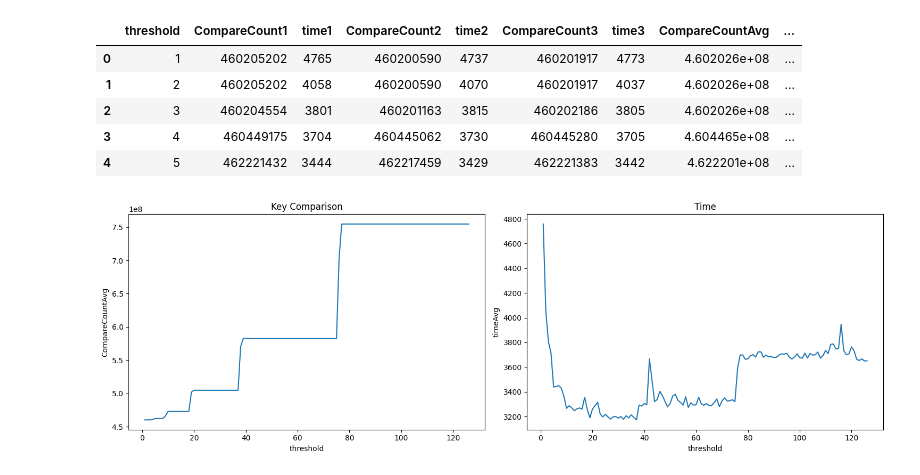
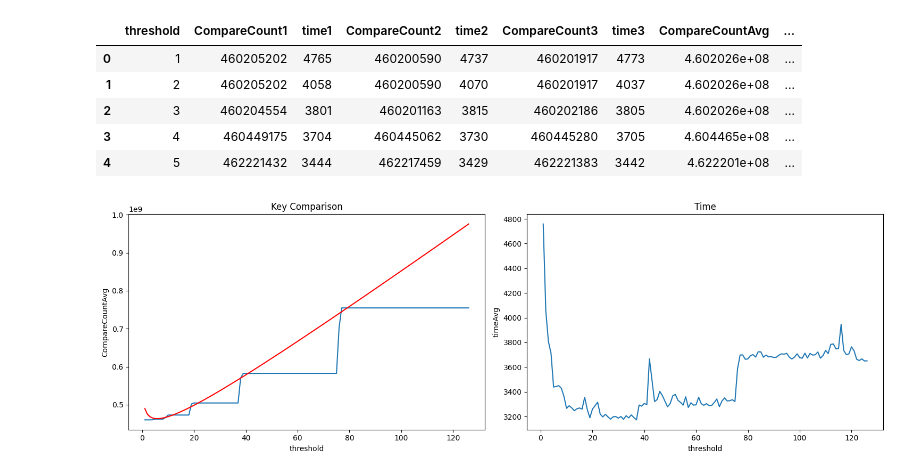
Before and after one commit to pufanyi/SC2001-Example-Class-Group7, a Jupyter notebook: Project1/PartC(ii).ipynb, the cells around one changed output. Saved outputs shown, nothing was run; the diff lists cells and outputs as text; code cells hidden in the pictures.

```diff
--- a/Project1/PartC(ii).ipynb
+++ b/Project1/PartC(ii).ipynb
@@ -34,21 +34,31 @@ merge_sort_df.head()
 | 3 | 4 | 460449175 | 3704 | 460445062 | 3730 | 460445280 | 3705 | 4.604465e+08 | ... |
 | 4 | 5 | 462221432 | 3444 | 462217459 | 3429 | 462221383 | 3442 | 4.622201e+08 | ... |
 # %%
+def predict(n, S):
+    return n * np.log2(n / S) + 1 / 4 * S * n
+
 f, ax = plt.subplots(1, 2, figsize=(15, 5))
 
 # line plot for key comparison
 s1 = plt.subplot2grid((1, 2), (0, 0))
 
 lineKey = sb.lineplot(data=merge_sort_df, y="CompareCountAvg", x="threshold")
+
+x = merge_sort_df["threshold"]
+y = predict(20000000, merge_sort_df["threshold"])
+
+sb.lineplot(x=x, y=y, ax=s1, color="red")
+
+
 plt.title("Key Comparison")
 
 # line plot for time
 s2 = plt.subplot2grid((1, 2), (0, 1))
 
 lineTime = sb.lineplot(data=merge_sort_df, y="timeAvg", x="threshold")
 plt.title("Time")
 
 plt.tight_layout()
 plt.show()
 # %% [output]
-[figure, old version]
+[figure, new version]
```
Also changed, not shown: 3 other files.
